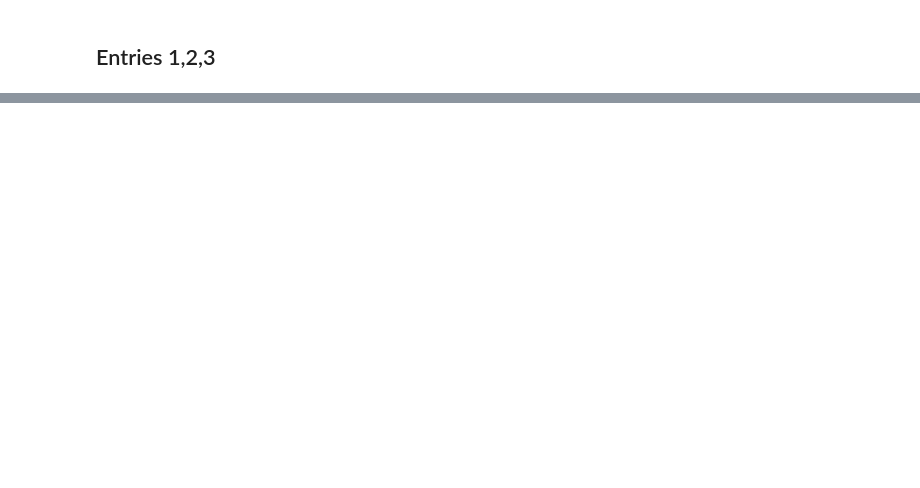
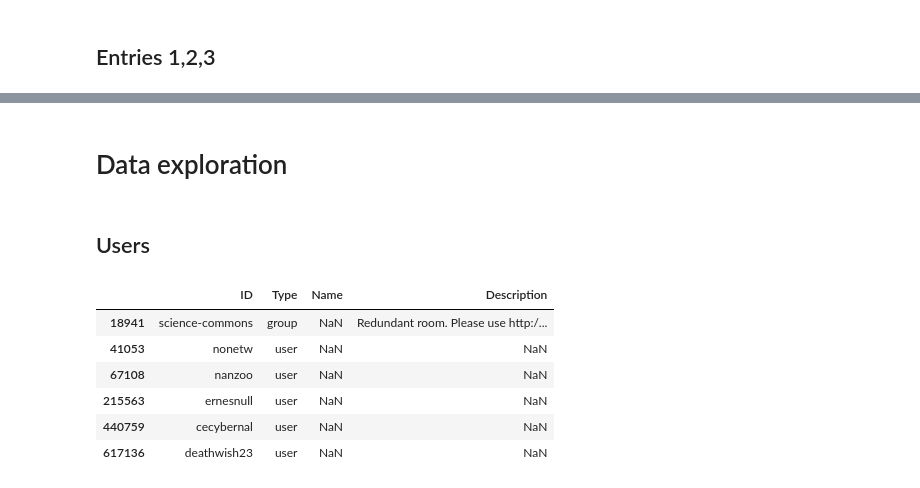
Before and after one commit to samirmehd1yev/friendfeed_project, a Jupyter notebook: test.ipynb, the cells around one changed output, grey strips where cells are left out. Cells and saved outputs as stored; diff of their text form; code cells hidden in the pictures; blank space fills up the shorter version.

```diff
--- a/test.ipynb
+++ b/test.ipynb
@@ -381,0 +342,14 @@ entries3.drop(['GeoX', 'GeoY', 'NumImg', 'NumVid', 'ImgURL', 'VidURL'], axis=1,
+# %% [markdown]
+# Data exploration
+# %% [markdown]
+## Users
+# %%
+users[users['Name'].isna()]
+# %% [output]
+|  | ID | Type | Name | Description |
+| 18941 | science-commons | group | NaN | Redundant room. Please use http:/... |
+| 41053 | nonetw | user | NaN | NaN |
+| 67108 | nanzoo | user | NaN | NaN |
+| 215563 | ernesnull | user | NaN | NaN |
+| 440759 | cecybernal | user | NaN | NaN |
+| 617136 | deathwish23 | user | NaN | NaN |
```
Also changed, not shown: parts of 31 cells of this notebook.
